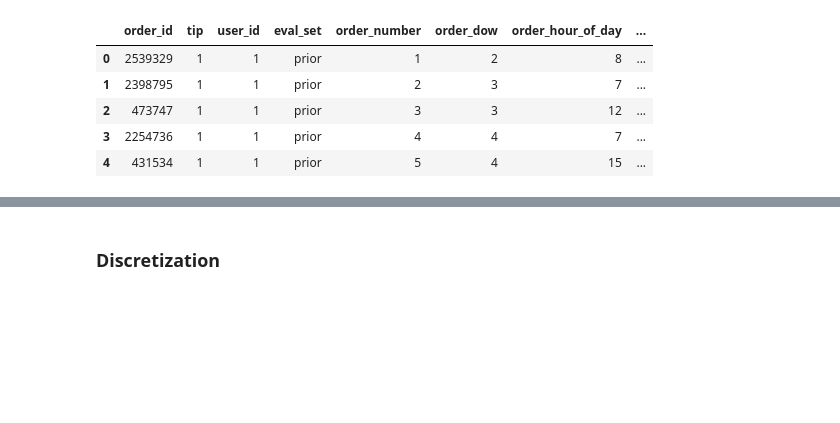
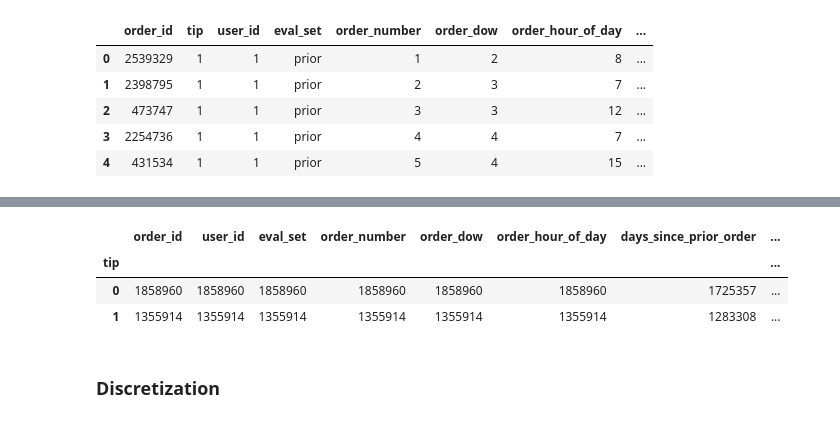
Before and after one commit to JonasHauth/Instacart-Tip-Prediction---Gruppe-6, a Jupyter notebook: Tip_Prediction_Instacart.ipynb, the cells around one changed output, grey strips where cells are left out. Drawn from its saved outputs; the diff is of its cells as text; code cells hidden in the pictures; blank space fills up the shorter version.

Commit message:
feature engineering vorherige order tip: neuer dataframe mit prev_order_tip

```diff
--- a/Tip_Prediction_Instacart.ipynb
+++ b/Tip_Prediction_Instacart.ipynb
@@ -608,0 +621,3 @@ instacart_train_feature_count.head()
+# %%
+orders_tip = instacart_train[instacart_train.tip == 1]
+orders_tip.head()
@@ -608,0 +631,5 @@ instacart_train_feature_count.head()
+# %%
+instacart_train_feature_previous = instacart_train.copy()
+# %%
+instacart_train_feature_previous['orders_with_tip'] = 0
+instacart_train_feature_previous.head()
@@ -608,0 +643,3 @@ instacart_train_feature_count.head()
+# %%
+instacart_train_feature_previous.loc[instacart_train_feature_previous['order_id'].isin(orders_tip),'order_id'] = 1
+instacart_train_feature_previous.head()
@@ -608,0 +653,8 @@ instacart_train_feature_count.head()
+# %%
+#Prüfen, ob es passt
+instacart_train_feature_previous.groupby('tip').count()
+# %% [output]
+|  | order_id | user_id | eval_set | order_number | order_dow | order_hour_of_day | days_since_prior_order | ... |
+| tip |  |  |  |  |  |  |  | ... |
+| 0 | 1858960 | 1858960 | 1858960 | 1858960 | 1858960 | 1858960 | 1725357 | ... |
+| 1 | 1355914 | 1355914 | 1355914 | 1355914 | 1355914 | 1355914 | 1283308 | ... |
```
Also changed, not shown: parts of 14 cells of this notebook.
